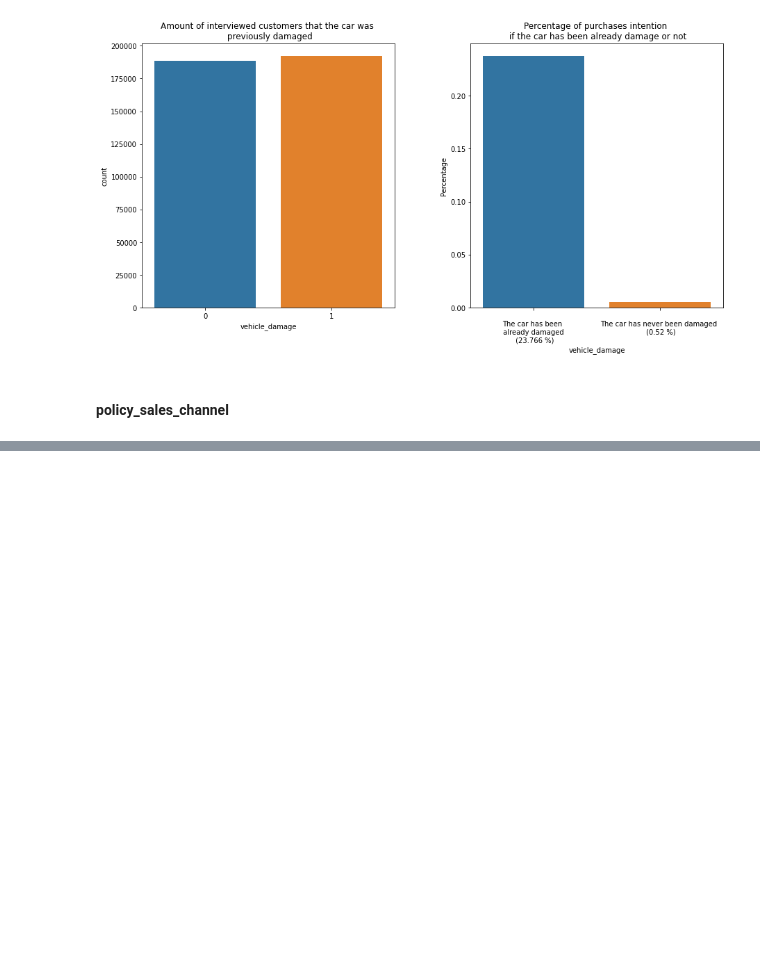
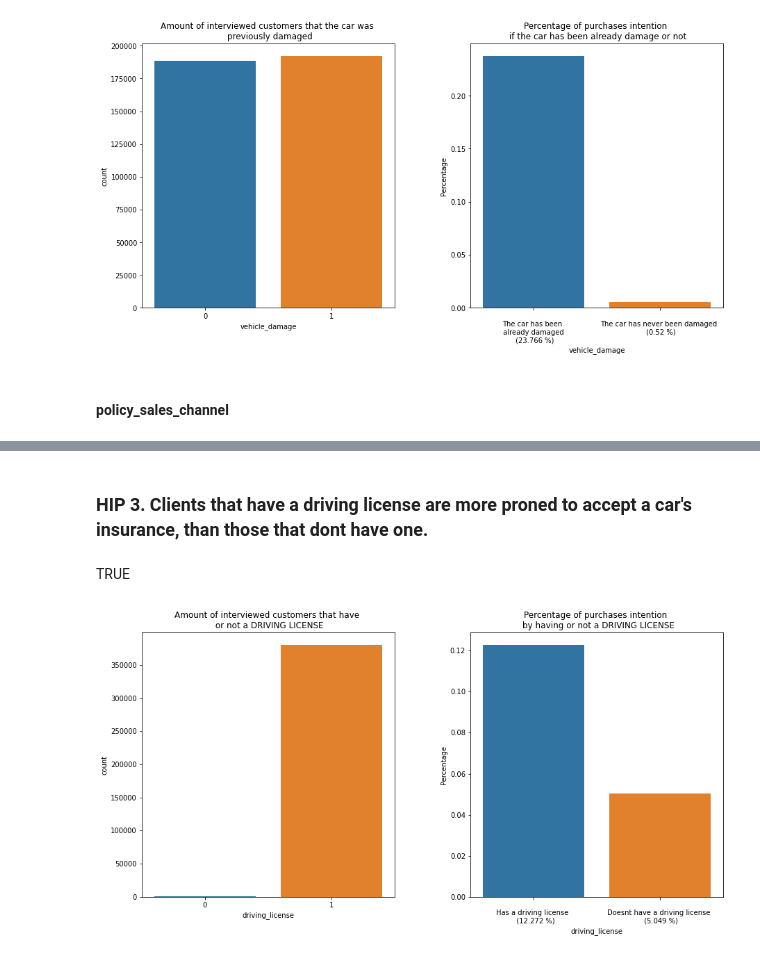
Before and after one commit to gabrielhpr/alphaInsurance, a Jupyter notebook: alphaInsurance.ipynb, the cells around one changed output, grey strips where cells are left out. Drawn from its saved outputs; the diff is of its cells as text; code cells hidden in the pictures; blank space fills up the shorter version.

```diff
--- a/alphaInsurance.ipynb
+++ b/alphaInsurance.ipynb
@@ -562,0 +653,12 @@ sns.barplot(x= np.sort( df4['policy_sales_channel'].unique() ), y=region_code_pe
+# %% [markdown]
+### HIP 3. Clients that have a driving license are more proned to accept a car's insurance, than those that dont have one.
+# %% [markdown]
+TRUE
+# %%
+title1 = 'Amount of interviewed customers that have \n or not a DRIVING LICENSE'
+title2 = 'Percentage of purchases intention \n by having or not a DRIVING LICENSE'
+textos = ['\nHas a driving license \n  ({} %)', '\nDoesnt have a driving license \n ({} %)']
+categories = [1, 0]
+createCategoryPlots(15, 7, df4, 'driving_license', title1, title2, categories, textos)
+# %% [output]
+[figure, added]
```
Also changed, not shown: parts of 39 cells of this notebook.
